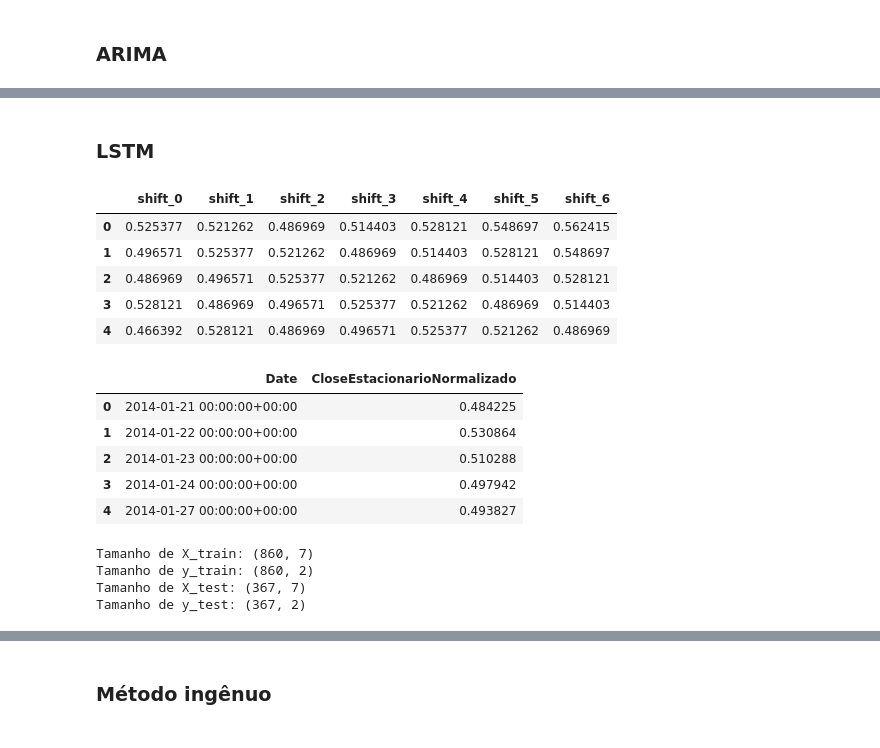
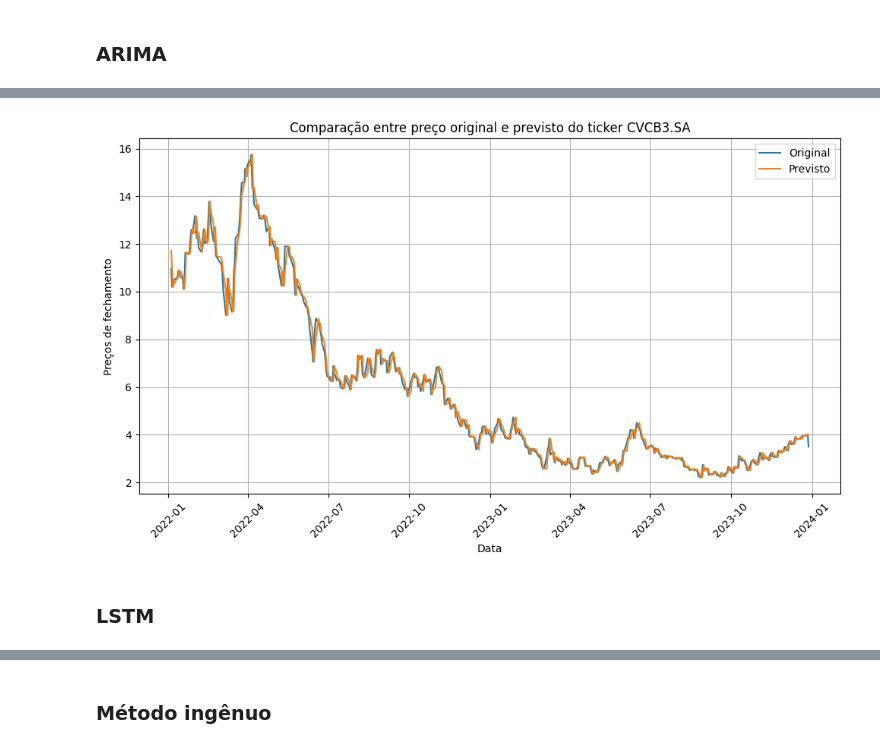
Before and after one commit to KayoRBC/TCC, a Jupyter notebook: notebook.ipynb, the cells around one changed output, grey strips where cells are left out. Cells and saved outputs as stored; diff of their text form; code cells hidden in the pictures.

Commit message:
fix(Models): arruma previsoes do ARIMA, LSTM e metodo ingenuo

```diff
--- a/notebook.ipynb
+++ b/notebook.ipynb
@@ -311,7 +246,7 @@ def split_train_test(dict_tickers_history: dict, train_size: float) -> tuple[dic
     test[t] = h.iloc[limiar:]
   return train, test
 
-dict_train_history, dict_test_history = split_train_test(dict_tickers_history, train_size = 0.5)
+dict_train_history, dict_test_history = split_train_test(dict_tickers_history, train_size = 0.8)
 print("Treino")
 show_dict_tickers_history_details(dict_train_history)
 print("")
@@ -597,0 +269,15 @@ Agora temos as variáveis:
+# %%
+def normalize_series(series):
+    scaler = MinMaxScaler()
+    normalized_series = scaler.fit_transform(series.reshape(-1, 1))
+    return normalized_series.flatten(), scaler
+
+for ticker, train_history in dict_train_history.items():
+    normalized_series, train_scaler = normalize_series(train_history["Close"].values)
+    train_history["Normalized"] = normalized_series
+    test_history = dict_test_history[ticker]
+    test_history["Normalized"] = train_scaler.transform(test_history["Close"].values.reshape(-1, 1))
+
+display(get_first(dict_train_history))
+display(get_first(dict_test_history))
+    # display(get_first(dict_test_history))
@@ -625,2 +317,8 @@ def inverse_differencing(train_history, pred_differentiated_series, num_diffs):
+# %%
+max_window_size = 7
+
+# Função para reverter a normalização
+def inverse_normalization(series_normalized, scaler):
+    return scaler.inverse_transform(series_normalized.reshape(-1, 1)).flatten()
 # %% [markdown]
 ### ARIMA
@@ -679,43 +397,11 @@ plot_first_ticker_model_results(dict_arima_pred_results, dict_train_periods, dic
+# %%
+ticker_name = "CVCB3.SA"
+plot_predictions(
+    test=dict_test_history[ticker_name]["Close"],
+    pred=dict_arima_pred_results[ticker_name]["Predictions"],
+    title=f"Comparação entre preço original e previsto do ticker {ticker_name}"
+)
+# %% [output]
+[figure, added]
 # %% [markdown]
 ### LSTM
-# %%
-def split_train_test_lstm(history: DataFrame, look_back, train_size):
-    history = pd.DataFrame(history["CloseEstacionarioNormalizado"])
-    for s in range(0, look_back):
-        history[f'shift_{s}'] = history["CloseEstacionarioNormalizado"].shift(s)
-    X_data = history.dropna().drop(['CloseEstacionarioNormalizado'], axis=1).iloc[:-look_back].reset_index(drop=True)
-    y_data = history.dropna()[['CloseEstacionarioNormalizado']].iloc[look_back:].reset_index()
-    index = int(round(len(X_data)*train_size))
-    X_train = X_data.iloc[:index,:]
-    X_test = X_data.iloc[index+1:,:]
-    y_train = y_data.iloc[:index,:]
-    y_test = y_data.iloc[index+1:,:]
-    return X_train,X_test,y_train,y_test
-
-X_train, X_test, y_train, y_test = split_train_test_lstm(history=get_first(dict_train_periods["5 anos"])["history"], look_back=max_look_back, train_size=0.70)
-
-display(X_train.head())
-display(y_train.head())
-# %% [output]
-|  | shift_0 | shift_1 | shift_2 | shift_3 | shift_4 | shift_5 | shift_6 |
-| 0 | 0.525377 | 0.521262 | 0.486969 | 0.514403 | 0.528121 | 0.548697 | 0.562415 |
-| 1 | 0.496571 | 0.525377 | 0.521262 | 0.486969 | 0.514403 | 0.528121 | 0.548697 |
-| 2 | 0.486969 | 0.496571 | 0.525377 | 0.521262 | 0.486969 | 0.514403 | 0.528121 |
-| 3 | 0.528121 | 0.486969 | 0.496571 | 0.525377 | 0.521262 | 0.486969 | 0.514403 |
-| 4 | 0.466392 | 0.528121 | 0.486969 | 0.496571 | 0.525377 | 0.521262 | 0.486969 |
-|  | Date | CloseEstacionarioNormalizado |
-| 0 | 2014-01-21 00:00:00+00:00 | 0.484225 |
-| 1 | 2014-01-22 00:00:00+00:00 | 0.530864 |
-| 2 | 2014-01-23 00:00:00+00:00 | 0.510288 |
-| 3 | 2014-01-24 00:00:00+00:00 | 0.497942 |
-| 4 | 2014-01-27 00:00:00+00:00 | 0.493827 |
-# %%
-print(f"Tamanho de X_train: {X_train.shape}")
-print(f"Tamanho de y_train: {y_train.shape}")
-print(f"Tamanho de X_test: {X_test.shape}")
-print(f"Tamanho de y_test: {y_test.shape}")
-# %% [output]
-Tamanho de X_train: (860, 7)
-Tamanho de y_train: (860, 2)
-Tamanho de X_test: (367, 7)
-Tamanho de y_test: (367, 2)
```
Also changed, not shown: parts of 31 cells of this notebook, 3 other files.
